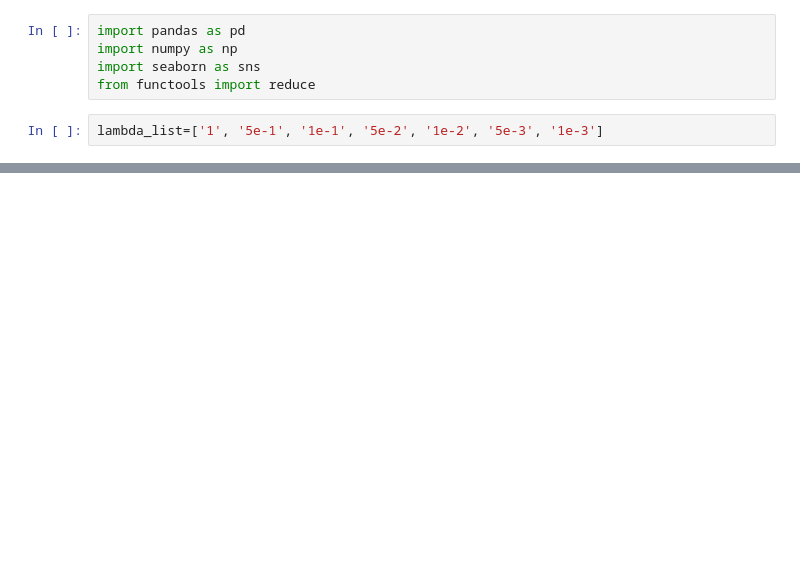
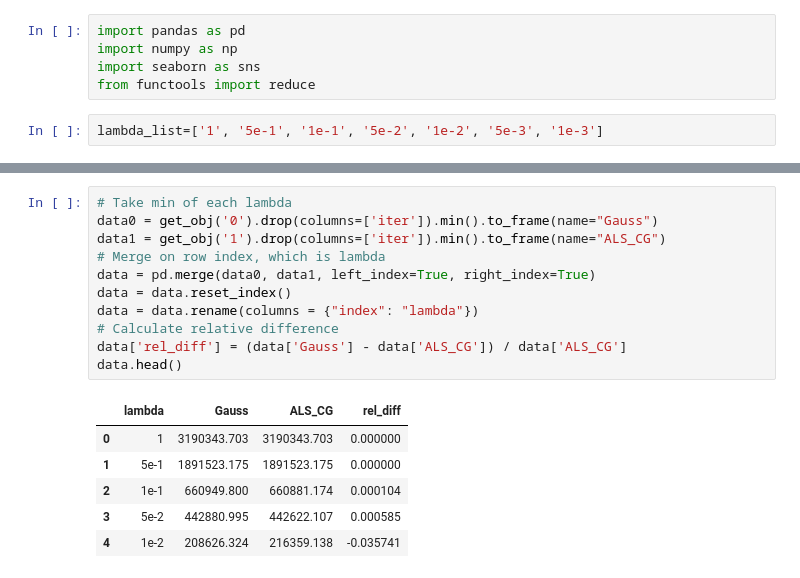
Before and after one commit to jyhsia5174/Gauss-Newton-EXP-Code, a Jupyter notebook: analysis/matlab-log/fig7.ipynb, the cells around one changed output, grey strips where cells are left out. Cells and saved outputs as stored; diff of their text form; blank space fills up the shorter version.

```diff
--- a/analysis/matlab-log/fig7.ipynb
+++ b/analysis/matlab-log/fig7.ipynb
@@ -60 +49,19 @@ data.head()
+# %%
+# Take min of each lambda
+data0 = get_obj('0').drop(columns=['iter']).min().to_frame(name="Gauss")
+data1 = get_obj('1').drop(columns=['iter']).min().to_frame(name="ALS_CG")
+# Merge on row index, which is lambda
+data = pd.merge(data0, data1, left_index=True, right_index=True)
+data = data.reset_index()
+data = data.rename(columns = {"index": "lambda"})
+# Calculate relative difference
+data['rel_diff'] = (data['Gauss'] - data['ALS_CG']) / data['ALS_CG']
+data.head()
+# %% [output]
+|  | lambda | Gauss | ALS_CG | rel_diff |
+| 0 | 1 | 3190343.703 | 3190343.703 | 0.000000 |
+| 1 | 5e-1 | 1891523.175 | 1891523.175 | 0.000000 |
+| 2 | 1e-1 | 660949.800 | 660881.174 | 0.000104 |
+| 3 | 5e-2 | 442880.995 | 442622.107 | 0.000585 |
+| 4 | 1e-2 | 208626.324 | 216359.138 | -0.035741 |
 # %%
```
Also changed, not shown: parts of 7 cells of this notebook, 34 other files.
